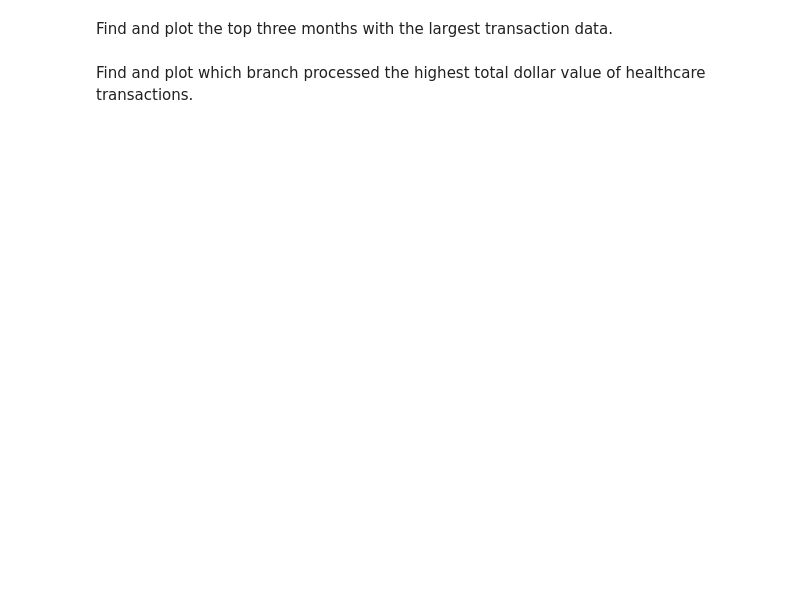
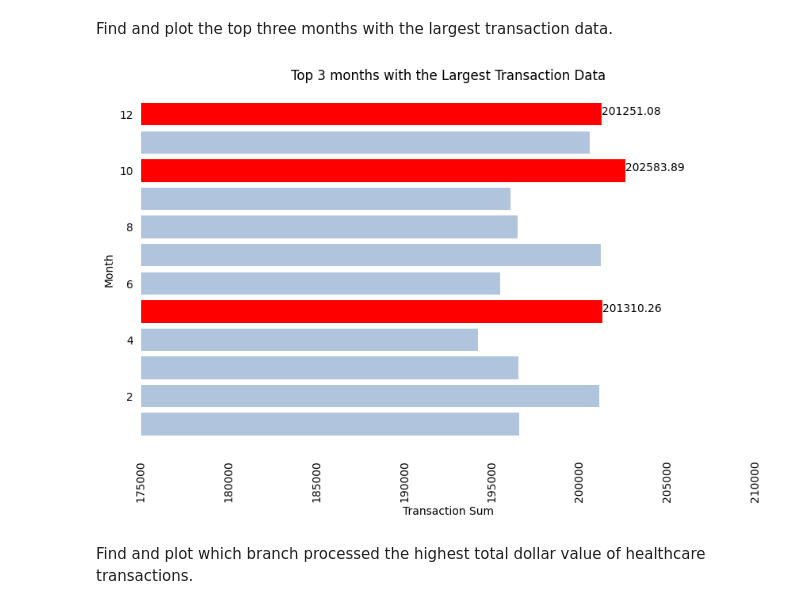
Before and after one commit to MayaCampbell/Data-Transformation-and-Python-Based-User-Menu-Developement-Project, a Jupyter notebook: credit_card.ipynb, the cells around one changed output. Drawn from its saved outputs; the diff is of its cells as text; code cells hidden in the pictures; blank space fills up the shorter version.

```diff
--- a/credit_card.ipynb
+++ b/credit_card.ipynb
@@ -933,34 +916,37 @@ def largest_transaction_data():
     #convert column from string to datetime
     df_credit['TIMEID']=pd.to_datetime(df_credit['TIMEID'], format='%Y%m%d')
 
     #group by month and sum transactions for each month
     monthly_data= df_credit.groupby(df_credit['TIMEID'].dt.month)['TRANSACTION_VALUE'].sum().reset_index()
     sorted_monthly_data= monthly_data.sort_values('TRANSACTION_VALUE',ascending=False)
     #print(sorted_monthly_data)
 
+    fig, ax = plt.subplots(figsize=(10, 6))
     plt.barh(sorted_monthly_data['TIMEID'], sorted_monthly_data['TRANSACTION_VALUE'], color=('red','red','red','lightsteelblue','lightsteelblue','lightsteelblue','lightsteelblue','lightsteelblue','lightsteelblue','lightsteelblue','lightsteelblue','lightsteelblue'))
     ax=plt.gca()
     ax.set_frame_on(False)
 
     # Add annotation to bars
     transaction_list= sorted_monthly_data.values.tolist()
     #print(transaction_list)
     plt.annotate('202583.89', xy =(202583.89,10),
                     xytext =(202583.89,10))
     plt.annotate('201310.26', xy =(201310.26,5),
                     xytext =(201310.26,5))
     plt.annotate('201251.08', xy =(201251.08,12),
                     xytext =(201251.08,12))
 
     plt.tick_params(bottom = False, left= False)
     plt.xticks(rotation=90)
     plt.ylabel('Month')
     plt.xlabel('Transaction Sum')
     plt.title('Top 3 months with the Largest Transaction Data')
     plt.subplot().set_xlim([175000, 210000])
     #plt.margins(y=0) #remove white space
     plt.show()
-#largest_transaction_data()
+largest_transaction_data()
+# %% [output]
+[figure, added]
 # %% [markdown]
 Find and plot which branch processed the highest total dollar value of healthcare transactions.
 # %%
```
Also changed, not shown: parts of 7 cells of this notebook.
